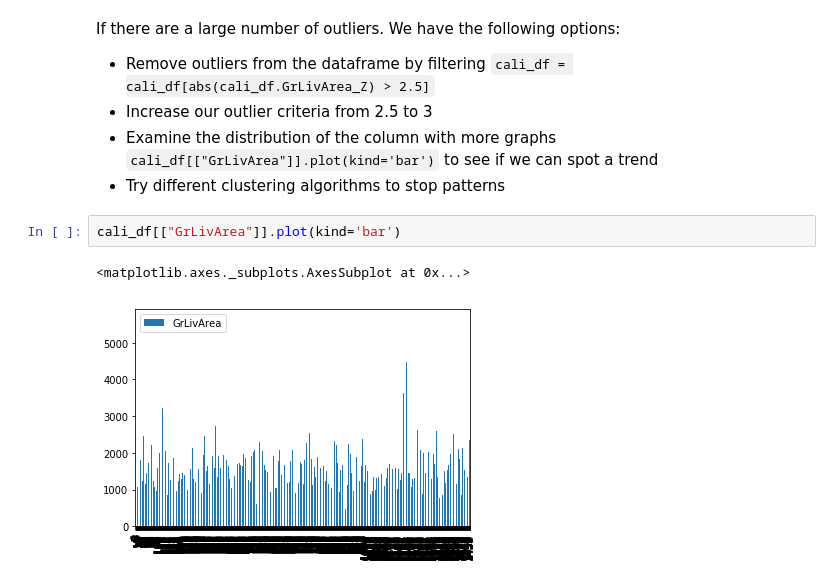
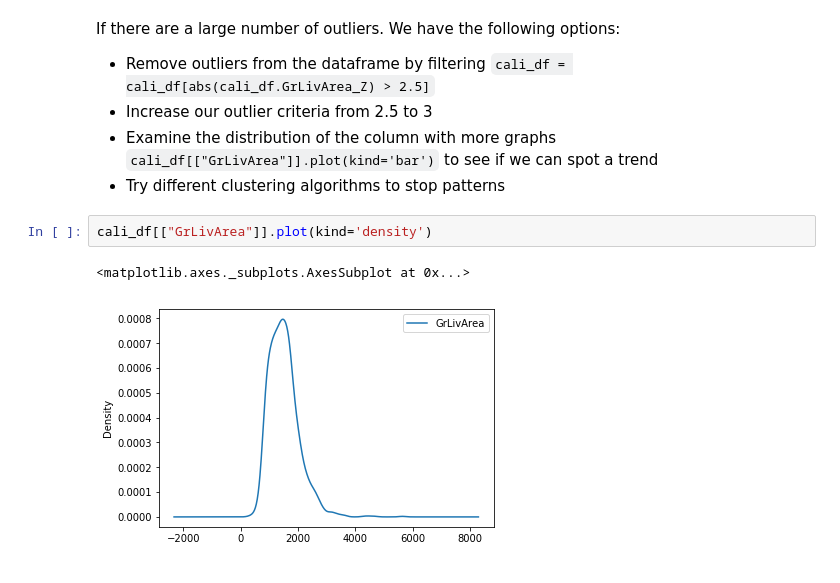
Before and after one commit to summerela/python_data_analysis, a Jupyter notebook: normal_dist/labs/Lab2_answer.ipynb, the cells around one changed output. Saved outputs shown, nothing was run; the diff lists cells and outputs as text.

```diff
--- a/normal_dist/labs/Lab2_answer.ipynb
+++ b/normal_dist/labs/Lab2_answer.ipynb
@@ -95,7 +95,7 @@ If there are a large number of outliers. We have the following options:
 - Examine the distribution of the column with more graphs `cali_df[["GrLivArea"]].plot(kind='bar')` to see if we can spot a trend
 - Try different clustering algorithms to stop patterns
 # %%
-cali_df[["GrLivArea"]].plot(kind='bar')
+cali_df[["GrLivArea"]].plot(kind='density')
 # %% [output]
 <matplotlib.axes._subplots.AxesSubplot at 0x...>
-[figure, old version]
+[figure, new version]
```
Also changed, not shown: parts of 1 cell of this notebook, 5 other files.
